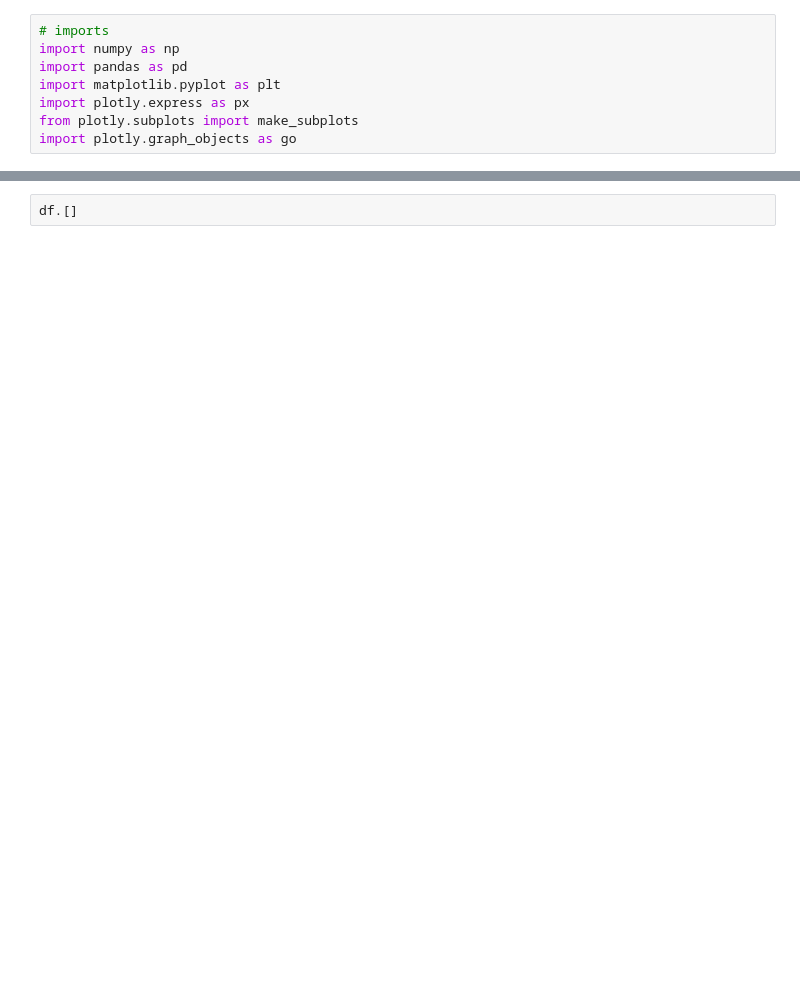
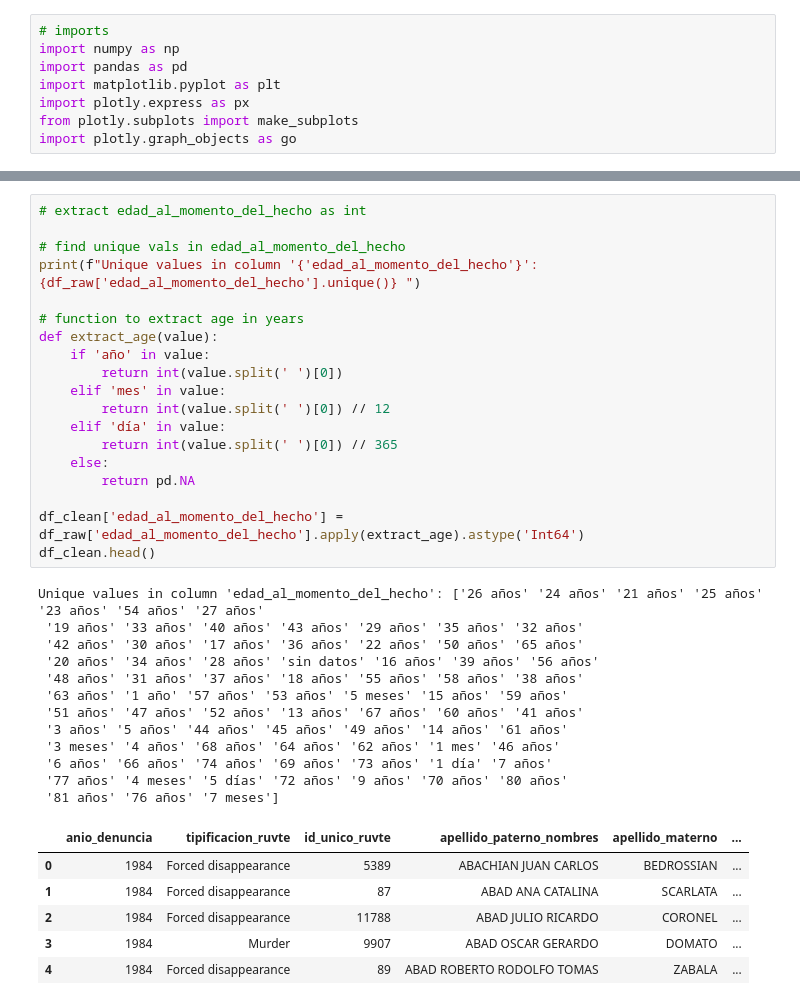
Before and after one commit to MarsicoFL/mispitools, a Jupyter notebook: Toys/Suisei_eda/eda.ipynb, the cells around one changed output, grey strips where cells are left out. Drawn from its saved outputs; the diff is of its cells as text; blank space fills up the shorter version.

```diff
--- a/Toys/Suisei_eda/eda.ipynb
+++ b/Toys/Suisei_eda/eda.ipynb
@@ -59,2 +132,38 @@ dtype: object
 # %%
-df.[]
+# extract edad_al_momento_del_hecho as int
+
+# find unique vals in edad_al_momento_del_hecho
+print(f"Unique values in column '{'edad_al_momento_del_hecho'}': {df_raw['edad_al_momento_del_hecho'].unique()} ")
+
+# function to extract age in years
+def extract_age(value):
+    if 'año' in value:
+        return int(value.split(' ')[0])
+    elif 'mes' in value:
+        return int(value.split(' ')[0]) // 12
+    elif 'día' in value:
+        return int(value.split(' ')[0]) // 365
+    else:
+        return pd.NA
+
+df_clean['edad_al_momento_del_hecho'] = df_raw['edad_al_momento_del_hecho'].apply(extract_age).astype('Int64')
+df_clean.head()
+# %% [output]
+Unique values in column 'edad_al_momento_del_hecho': ['26 años' '24 años' '21 años' '25 años' '23 años' '54 años' '27 años'
+ '19 años' '33 años' '40 años' '43 años' '29 años' '35 años' '32 años'
+ '42 años' '30 años' '17 años' '36 años' '22 años' '50 años' '65 años'
+ '20 años' '34 años' '28 años' 'sin datos' '16 años' '39 años' '56 años'
+ '48 años' '31 años' '37 años' '18 años' '55 años' '58 años' '38 años'
+ '63 años' '1 año' '57 años' '53 años' '5 meses' '15 años' '59 años'
+ '51 años' '47 años' '52 años' '13 años' '67 años' '60 años' '41 años'
+ '3 años' '5 años' '44 años' '45 años' '49 años' '14 años' '61 años'
+ '3 meses' '4 años' '68 años' '64 años' '62 años' '1 mes' '46 años'
+ '6 años' '66 años' '74 años' '69 años' '73 años' '1 día' '7 años'
+ '77 años' '4 meses' '5 días' '72 años' '9 años' '70 años' '80 años'
+ '81 años' '76 años' '7 meses']
+|  | anio_denuncia | tipificacion_ruvte | id_unico_ruvte | apellido_paterno_nombres | apellido_materno | ... |
+| 0 | 1984 | Forced disappearance | 5389 | ABACHIAN JUAN CARLOS | BEDROSSIAN | ... |
+| 1 | 1984 | Forced disappearance | 87 | ABAD ANA CATALINA | SCARLATA | ... |
+| 2 | 1984 | Forced disappearance | 11788 | ABAD JULIO RICARDO | CORONEL | ... |
+| 3 | 1984 | Murder | 9907 | ABAD OSCAR GERARDO | DOMATO | ... |
+| 4 | 1984 | Forced disappearance | 89 | ABAD ROBERTO RODOLFO TOMAS | ZABALA | ... |
```
Also changed, not shown: parts of 11 cells of this notebook.
